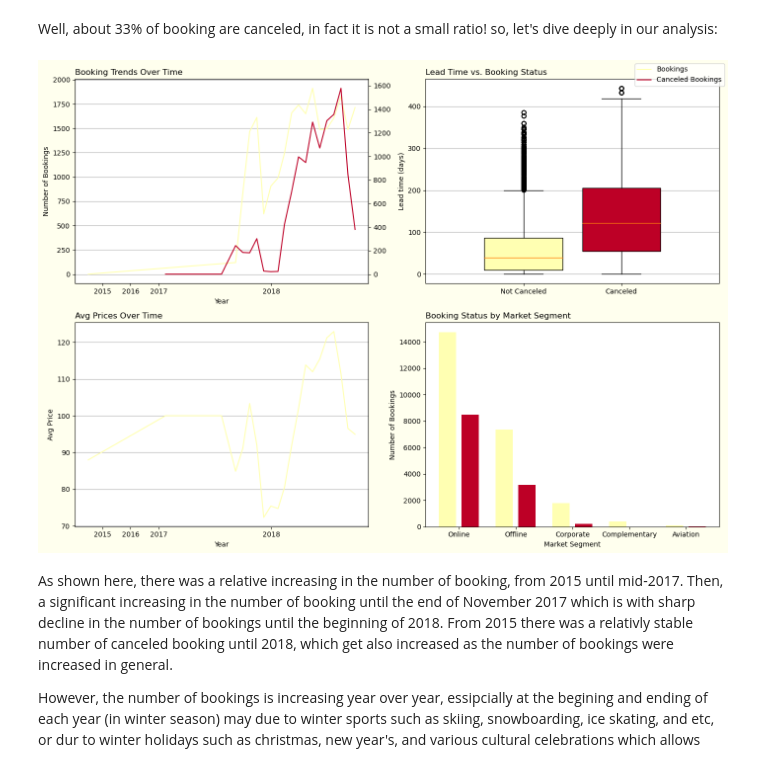
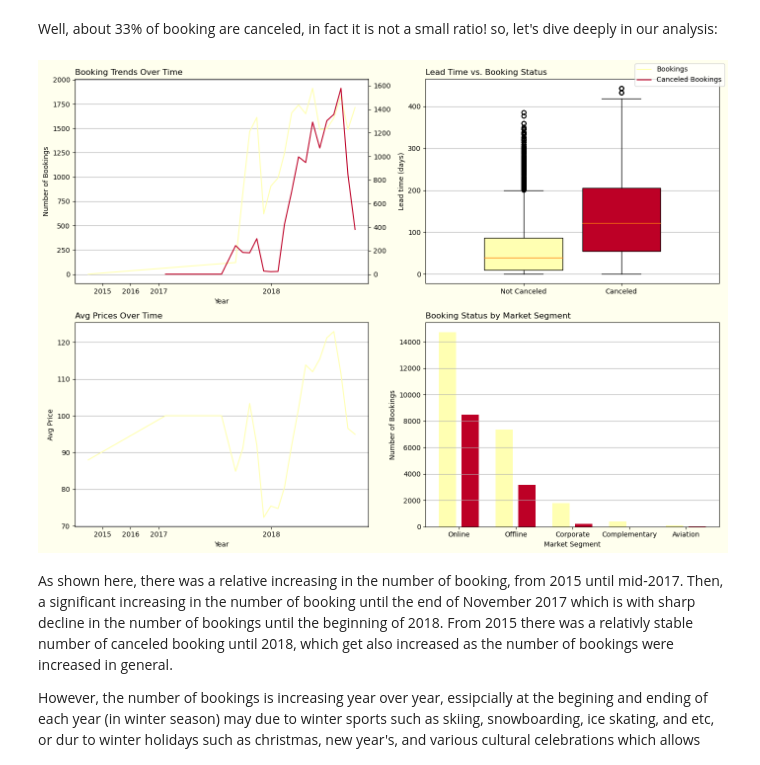
Before and after one commit to AMQ4/Cellula-intern, a Jupyter notebook: Task 1: EDA/Hotel_Bookings_EDA.ipynb, the cells around one changed output. Cells and saved outputs as stored; diff of their text form; code cells hidden in the pictures.

```diff
--- a/Task 1: EDA/Hotel_Bookings_EDA.ipynb
+++ b/Task 1: EDA/Hotel_Bookings_EDA.ipynb
@@ -253,37 +303,39 @@ ax1.set_ylabel("Number of Bookings")
 ax1.set_xlabel("Year")
 
 ax3.plot_date(avg_prices_over_time["date of reservation"], avg_prices_over_time["Avg Price"], '-', color="#ffffb2")
 ax3.set_xticks([16801, 16922, 17045, 17532])
 ax3.set_xticklabels([2015, 2016, 2017, 2018])
 ax3.grid(axis='y')
 ax3.set_title("Avg Prices Over Time", loc="left")
 ax3.set_xlabel("Year")
 ax3.set_ylabel("Avg Price")
 
 ax2.boxplot(df["lead time"][df["booking status"] == "Not_Canceled"], positions=[0], widths=0.4, patch_artist=True,
             boxprops={"facecolor": "#ffffb2"}
            )
-ax2.boxplot(df["lead time"][df["booking status"] == "Canceled"], positions=[0.5], widths=0.4, patch_artist=True,
-            boxprops={"facecolor": "#bd0026"}
-           )
+ax2.boxplot(
+    df["lead time"][df["booking status"] == "Canceled"], positions=[0.5], widths=0.4, patch_artist=True,
+    boxprops={"facecolor": "#bd0026"}
+)
 ax2.set_xticks([0, 0.5])
 ax2.set_xticklabels(["Not Canceled", "Canceled"])
 ax2.grid(axis='y')
 ax2.set_title("Lead Time vs. Booking Status", loc="left")
 ax2.set_ylabel("Lead time (days)")
 
 ax4.bar([0, 0.4, 1, 1.4, 2, 2.4, 3, 3.4, 4, 4.4 ], mtseg_combined, width=0.3, color=["#ffffb2", "#bd0026"])
 ax4.set_xticks(np.arange(0.2, 5.2))
 ax4.set_xticklabels(booking_status_based_on_market_segmentation.index.get_level_values("market segment type").unique().to_list())
 ax4.set_title("Booking Status by Market Segment", loc="left")
 ax4.set_xlabel("Market Segment")
 ax4.set_ylabel("Number of Bookings")
+ax4.grid(axis='y')
 
 fig.tight_layout()
 fig.legend(handle1 + handle2, label1 + label2, loc="upper right")
 plt.show()
 # %% [output]
-[figure, old version]
+[figure, new version]
 # %% [markdown]
 As shown here, there was a relative increasing in the number of booking, from 2015 until mid-2017. Then, a significant increasing in the number of booking until the end of November 2017 which is with sharp decline in the number of bookings until the beginning of 2018. From 2015 there was a relativly stable number of canceled booking until 2018, which get also increased as the number of bookings were increased in general.
 
```
Also changed, not shown: parts of 18 cells of this notebook.
